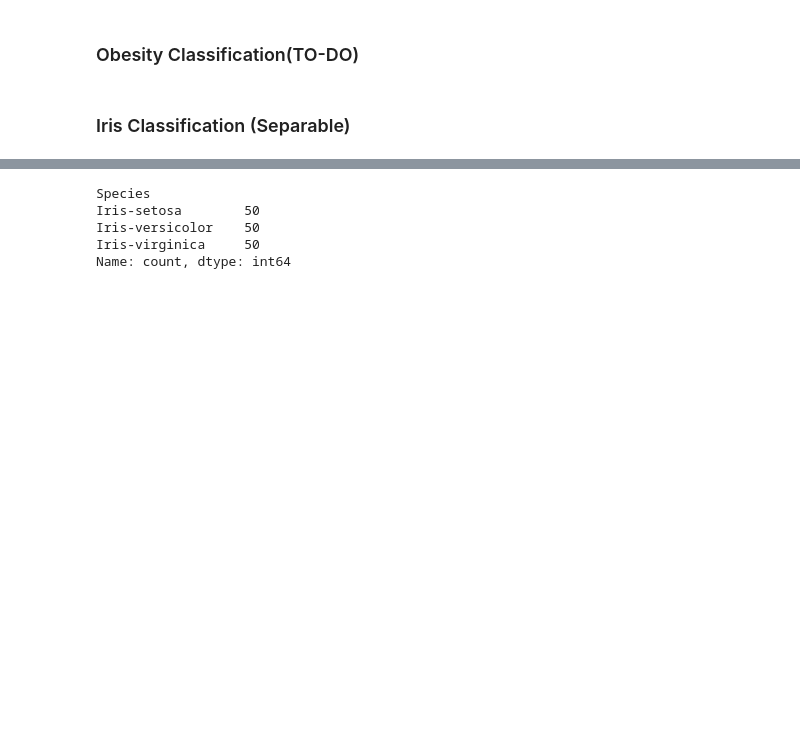
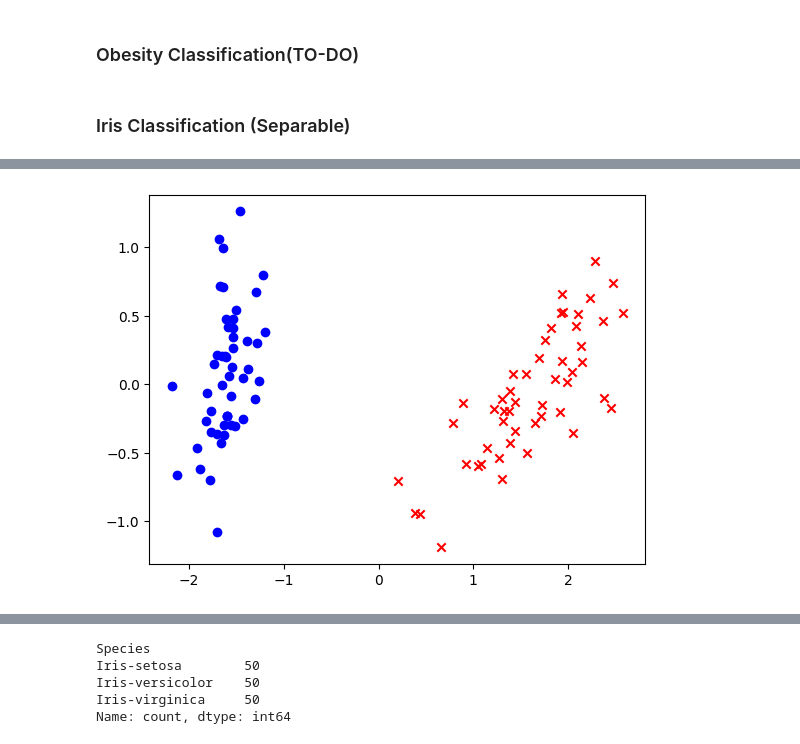
Before and after one commit to attiilla/Alg2, a Jupyter notebook: TP1/TP1.ipynb, the cells around one changed output, grey strips where cells are left out. Drawn from its saved outputs; the diff is of its cells as text; code cells hidden in the pictures; blank space fills up the shorter version.

```diff
--- a/TP1/TP1.ipynb
+++ b/TP1/TP1.ipynb
@@ -748,0 +710,3 @@ iris_data = pd.read_csv("./dataSets/Iris.csv")
+# %%
+iris_data.drop('Id', axis=1, inplace=True)
+iris_data.head()
@@ -748,0 +720,5 @@ iris_data = pd.read_csv("./dataSets/Iris.csv")
+# %%
+iris_p_one, iris_p_two = CreateSets(iris_data,'Species')
+PrintSets(iris_p_one,iris_p_two)
+# %% [output]
+[figure, added]
```
Also changed, not shown: parts of 13 cells of this notebook.
